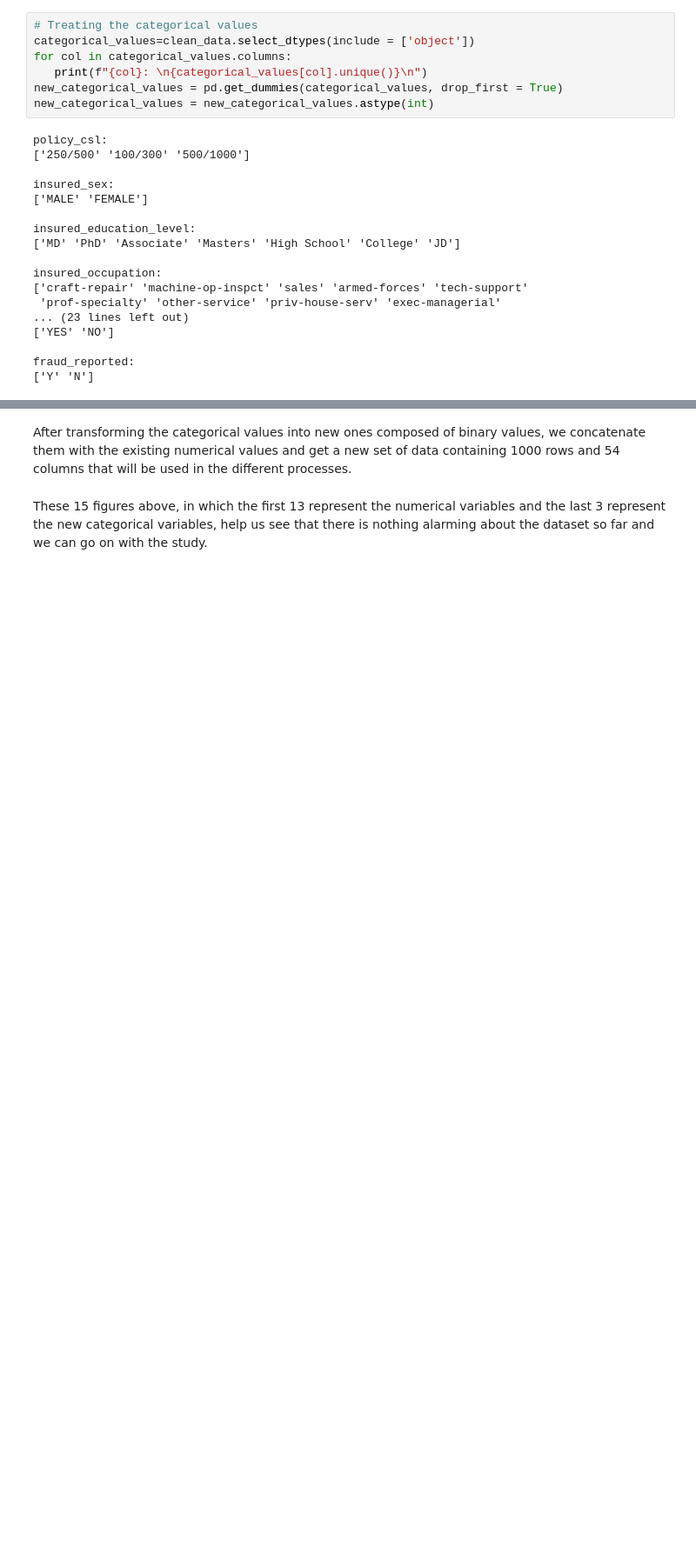
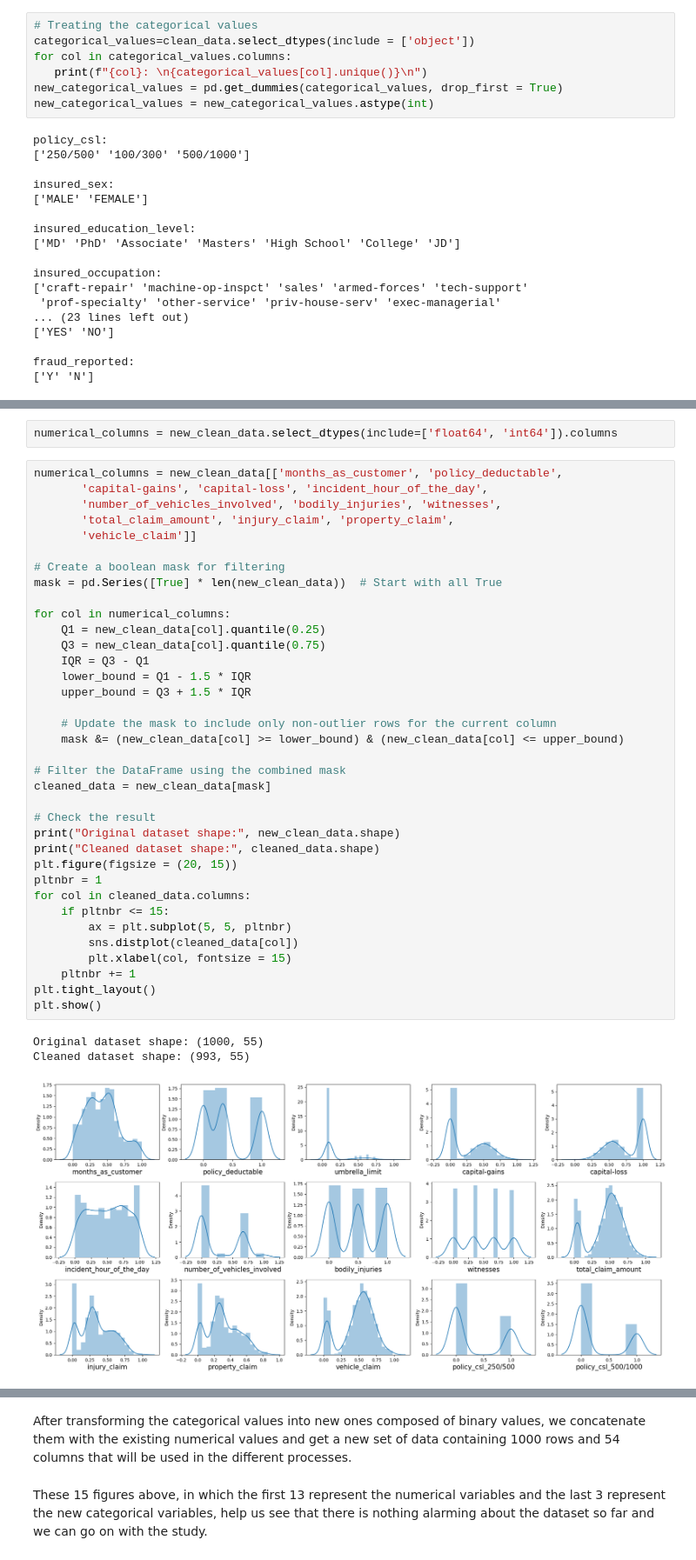
Before and after one commit to Regis0323/Module_1, a Jupyter notebook: Rurangwa_Assignment_Module_1.ipynb, the cells around one changed output, grey strips where cells are left out. Shown at 87% size. Saved outputs shown, nothing was run; the diff lists cells and outputs as text; blank space fills up the shorter version.

```diff
--- a/Rurangwa_Assignment_Module_1.ipynb
+++ b/Rurangwa_Assignment_Module_1.ipynb
@@ -368,0 +406,42 @@ memory usage: 429.8 KB
+# %%
+numerical_columns = new_clean_data.select_dtypes(include=['float64', 'int64']).columns
+# %%
+numerical_columns = new_clean_data[['months_as_customer', 'policy_deductable',
+       'capital-gains', 'capital-loss', 'incident_hour_of_the_day',
+       'number_of_vehicles_involved', 'bodily_injuries', 'witnesses',
+       'total_claim_amount', 'injury_claim', 'property_claim',
+       'vehicle_claim']]
+
+# Create a boolean mask for filtering
+mask = pd.Series([True] * len(new_clean_data))  # Start with all True
+
+for col in numerical_columns:
+    Q1 = new_clean_data[col].quantile(0.25)
+    Q3 = new_clean_data[col].quantile(0.75)
+    IQR = Q3 - Q1
+    lower_bound = Q1 - 1.5 * IQR
+    upper_bound = Q3 + 1.5 * IQR
+
+    # Update the mask to include only non-outlier rows for the current column
+    mask &= (new_clean_data[col] >= lower_bound) & (new_clean_data[col] <= upper_bound)
+
+# Filter the DataFrame using the combined mask
+cleaned_data = new_clean_data[mask]
+
+# Check the result
+print("Original dataset shape:", new_clean_data.shape)
+print("Cleaned dataset shape:", cleaned_data.shape)
+plt.figure(figsize = (20, 15))
+pltnbr = 1
+for col in cleaned_data.columns:
+    if pltnbr <= 15:
+        ax = plt.subplot(5, 5, pltnbr)
+        sns.distplot(cleaned_data[col])
+        plt.xlabel(col, fontsize = 15)
+    pltnbr += 1
+plt.tight_layout()
+plt.show()
+# %% [output]
+Original dataset shape: (1000, 55)
+Cleaned dataset shape: (993, 55)
+[figure, added]
```
Also changed, not shown: parts of 11 cells of this notebook.
